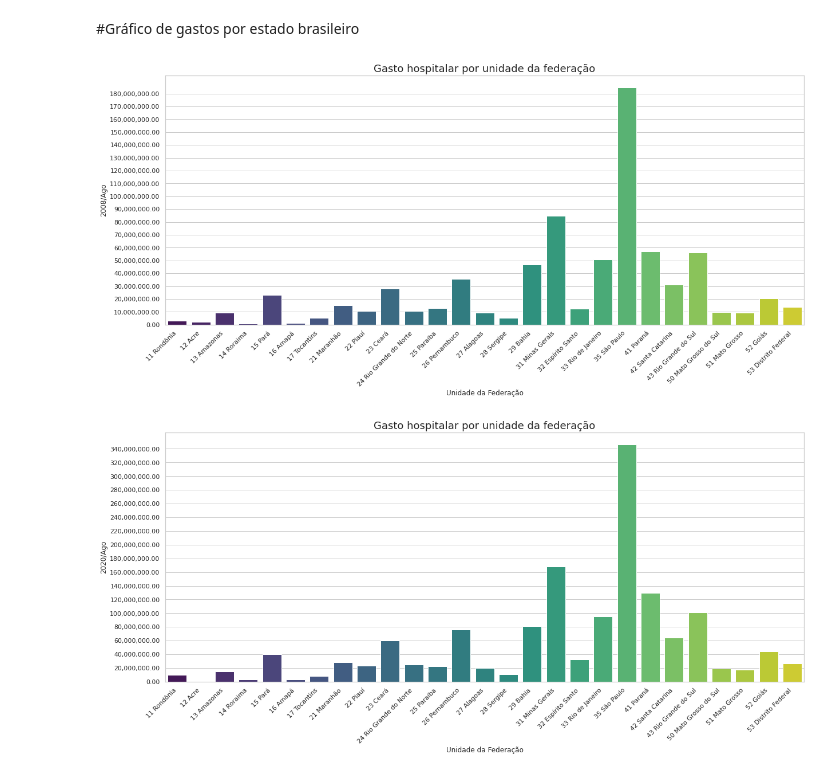
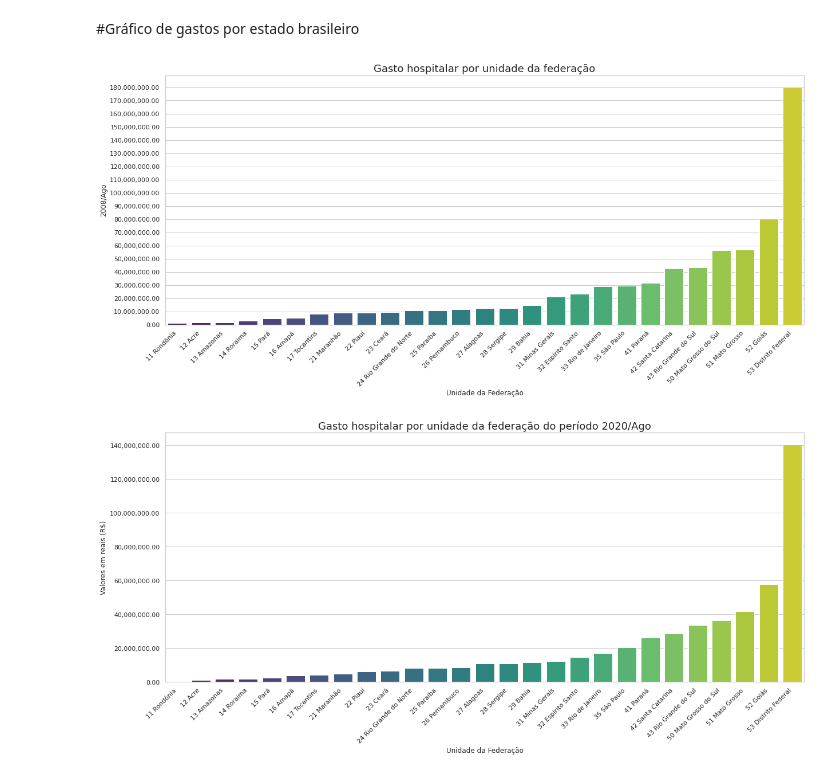
Before and after one commit to erikamarchi/bootcamp-alura-data-science, a Jupyter notebook: modulo-01/Dados_Hospitalares.ipynb, the cells around one changed output. Cells and saved outputs as stored; diff of their text form; code cells hidden in the pictures.

Commit message:
Implementa gráfico de linha dos gastos dos estados (aula 02 completa)

```diff
--- a/modulo-01/Dados_Hospitalares.ipynb
+++ b/modulo-01/Dados_Hospitalares.ipynb
@@ -25,7 +26,7 @@ sns.color_palette("viridis", as_cmap=True)
 # %%
 import pandas as pd
 # %%
-dados = pd.read_csv("/content/A151346189_28_143_208.csv",
+dados = pd.read_csv("/content/A160324189_28_143_208.csv",
                     encoding="ISO-8859-1",
                     skiprows = 3,
                     sep=";",
@@ -75,7 +90,7 @@ numpy.float64
 # %%
 import matplotlib.ticker as ticker
 
-ax = sns.barplot(data=dados,
+ax = sns.barplot(data=dados.sort_values(["2008/Ago"]),
             x='Unidade da Federação',
             y='2008/Ago',
             palette='viridis')
@@ -86,17 +101,18 @@ ax.yaxis.set_major_formatter(ticker.StrMethodFormatter("{x:,.2f}"))
 ax.yaxis.set_ticks([i for i in range(0, int(max(dados['2008/Ago'])+5000000), 10000000)])
 ax.set_xticklabels(dados['Unidade da Federação'],rotation=45,ha='right');
 # %% [output]
-[figure, old version]
+[figure, new version]
 # %%
-ax = sns.barplot(data=dados,
+ax = sns.barplot(data=dados.sort_values(["2020/Ago"]),
             x='Unidade da Federação',
             y='2020/Ago',
             palette='viridis')
 
-ax.set_title('Gasto hospitalar por unidade da federação',fontsize=18)
+ax.set_title('Gasto hospitalar por unidade da federação do período 2020/Ago',fontsize=18)
 ax.figure.set_size_inches(20,8)
+ax.set_ylabel("Valores em reais (R$)")
 ax.yaxis.set_major_formatter(ticker.StrMethodFormatter("{x:,.2f}"))
 ax.yaxis.set_ticks([i for i in range(0, int(max(dados['2020/Ago'])+5000000), 20000000)])
 ax.set_xticklabels(dados['Unidade da Federação'],rotation=45,ha='right');
 # %% [output]
-[figure, old version]
+[figure, new version]
```
Also changed, not shown: parts of 11 cells of this notebook.
